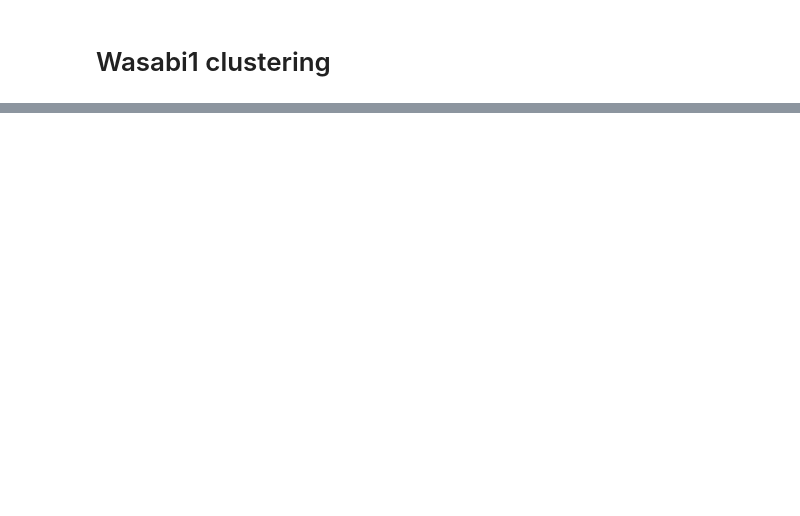
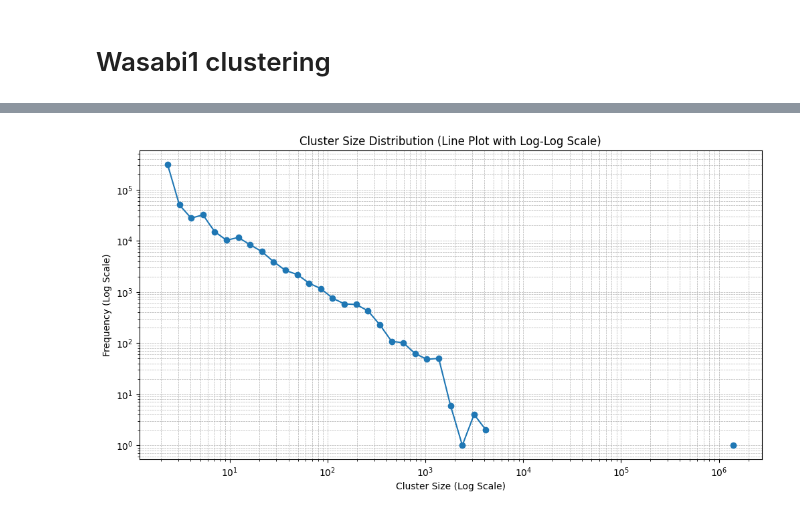
Before and after one commit to mmstanone/blocksci, a Jupyter notebook: Notebooks/Clusters.ipynb, the cells around one changed output, grey strips where cells are left out. Cells and saved outputs as stored; diff of their text form; code cells hidden in the pictures; blank space fills up the shorter version.

```diff
--- a/Notebooks/Clusters.ipynb
+++ b/Notebooks/Clusters.ipynb
@@ -119,17 +203,5 @@ print(len(s), len(a))
 # %%
-clusterer = blocksci.cluster.CoinjoinClusterManager("/mnt/anal/clustering/whirlpool_out_threshold/", chain)
-one_random_wp_cj = chain.tx_with_hash("021dc91d5d9d74babeed5dbf12a6287cbc4a46317afa357b45c46776940cf902")
-address_im_looking_for = one_random_wp_cj.outputs[3].address
-
-# consolidation: blocksci.cluster.Cluster = clusterer.cluster_with_address(chain.address_from_string("bc1qfpcuqtv6739p3v9f6v3ahgxn2z00lgyaljx899"))
-consolidation: blocksci.cluster.Cluster = clusterer.cluster_with_address(address_im_looking_for)
-
-
-print(consolidation.address_count())
-addr = set()
-for address in consolidation.addresses.to_list():
-    # print(address)
-    addr.add(str(address))
-
-print(addr.pop(), "bc1qfpcuqtv6739p3v9f6v3ahgxn2z00lgyaljx899" in addr)
+ww1_clusterer = blocksci.cluster.CoinjoinClusterManager("/mnt/anal/clustering/wasabi1_out_threshold/", chain)
+%time ww1_clusters = [cluster for cluster in ww1_clusterer.clusters() if cluster.address_count() > 1]
+compute_log_log_graph(ww1_clusters)
 # %% [output]
@@ -137,0 +210 @@ bc1q5nat2fx3l3nsu5rql8fzzjqqkue0pz8cu7h72d False
+[figure, added]
```
Also changed, not shown: parts of 14 cells of this notebook, 14 other files.
